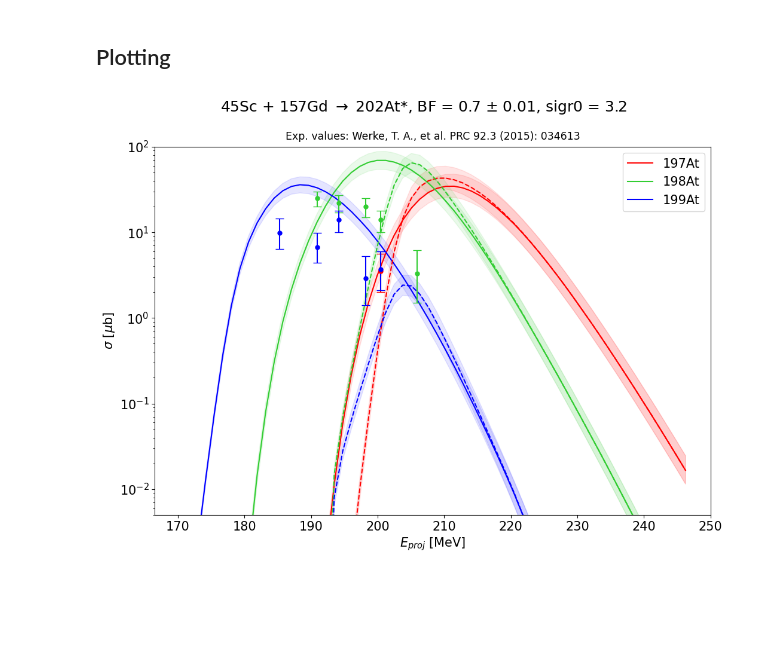
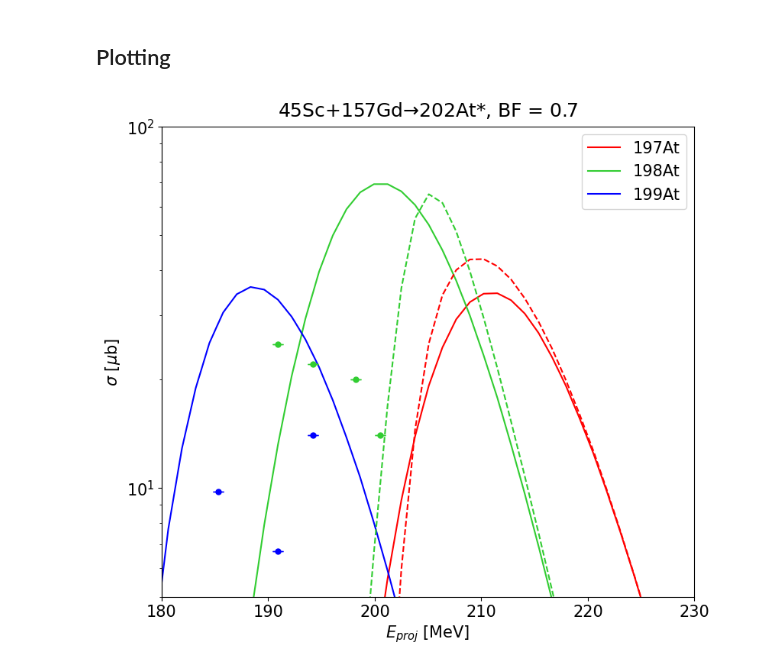
Before and after one commit to JozefMist/hivapJ, a Jupyter notebook: MyHivap/results/202at/202at_werke.ipynb, the cells around one changed output. Drawn from its saved outputs; the diff is of its cells as text; code cells hidden in the pictures; blank space fills up the shorter version.

```diff
--- a/MyHivap/results/202at/202at_werke.ipynb
+++ b/MyHivap/results/202at/202at_werke.ipynb
@@ -92,58 +92,60 @@ err_min = err_min * scale
 # %% [markdown]
 ## Plotting
 # %%
+plt.rcParams.update({'font.size': 15})
 colors = ['red', 'limegreen', 'blue', 'gold', 'black', 'turquoise', 'magenta', 'grey', 'olive', 'brown']
 sns.color_palette("dark")
 
 plot_from = 1
 plot_to = 3
 
-fig, ax = plt.subplots(figsize=(12,8))
+fig, ax = plt.subplots(figsize=(9,8))
 sns.lineplot(x='E_lab', y='CS', hue='isotope', data=dfm10[dfm10['isotope'].isin(list(df10.columns[plot_from+2:-plot_to]))], palette=colors)
 plt.semilogy()
-plt.ylim(5e-3, 1e2)
-# plt.xlim(100, 145)
-plt.suptitle(proj + ' + ' + trg + r' $\rightarrow$ ' + cn + '*, BF = ' + str(bf) + ' $\pm$ ' + str(bf_diff) + ', sigr0 = ' + str(sigr), va='top')
-plt.title('Exp. values: Werke, T. A., et al. PRC 92.3 (2015): 034613', va='bottom', fontsize='small')
+plt.ylim(5e-0, 1e2)
+plt.xlim(180, 230)
+# plt.suptitle(proj + ' + ' + trg + r' $\rightarrow$ ' + cn + '*, BF = ' + str(bf) + ' $\pm$ ' + str(bf_diff) + ', sigr0 = ' + str(sigr), va='top')
+# plt.title('Exp. values: Werke, T. A., et al. PRC 92.3 (2015): 034613', va='bottom', fontsize='small')
+plt.title(proj + '+' + trg + r'$\to$' + cn + '*' + ', BF = ' + str(bf), va='bottom')
+
 if scale == mb:
     plt.ylabel('$\sigma$ [mb]')
 elif scale == ub:
     plt.ylabel('$\sigma$ [$\mu$b]')
 elif scale == nb:
     plt.ylabel('$\sigma$ [nb]')
 plt.xlabel('$E_{proj}$ [MeV]')
 plt.legend(loc='upper right')
 
 sns.lineplot(x='E_lab', y='CS', hue='isotope', data=dfm0[dfm0['isotope'].isin(list(df10.columns[plot_from+2:-plot_to]))], linestyle='--', legend=None, palette=colors)
 
 # assymetric errors
 for i in range(len(exp)):
-    (_, caps, _) = plt.errorbar(e_lab, exp[i], yerr=[err_min[i], err_max[i]], marker='.', capsize=5, color=colors[i], ls='none', markersize=10)
+    (_, caps, _) = plt.errorbar(e_lab, exp[i], yerr=0, marker='.', capsize=5, color=colors[i], ls='none', markersize=10)
     for cap in caps:
         cap.set_markeredgewidth(1)
 
 # # symmetric errors
 # for i in range(len(exp)):
 #     (_, caps, _) = plt.errorbar(e_lab, exp[i], yerr=err[i], marker='.', capsize=5, color=colors[i], ls='none', markersize=10)
 #     for cap in caps:
 #         cap.set_markeredgewidth(1)
 
 # # no errors
 # for i in range(len(exp)):
 #     (_, caps, _) = plt.errorbar(e_lab, exp[i], yerr=0, marker='.', capsize=5, color=colors[i], ls='none', markersize=10)
 #     for cap in caps:
 #         cap.set_markeredgewidth(1)
 
-alpha_value = 0.1
-for i in range(plot_from+2, len(df10.columns)-plot_to):
-    plt.fill_between(df10.iloc[:, 0],  df10.iloc[:, i], bf_low_10.iloc[:, i], color=colors[i-plot_from-2], alpha = alpha_value)
-    plt.fill_between(df10.iloc[:, 0],  df10.iloc[:, i], bf_high_10.iloc[:, i], color=colors[i-plot_from-2], alpha = alpha_value)
-    plt.fill_between(df0.iloc[:, 0],  df0.iloc[:, i], bf_low_0.iloc[:, i], color=colors[i-plot_from-2], alpha = alpha_value)
-    plt.fill_between(df0.iloc[:, 0],  df0.iloc[:, i], bf_high_0.iloc[:, i], color=colors[i-plot_from-2], alpha = alpha_value)
+# alpha_value = 0.1
+# for i in range(plot_from+2, len(df10.columns)-plot_to):
+#     plt.fill_between(df10.iloc[:, 0],  df10.iloc[:, i], bf_low_10.iloc[:, i], color=colors[i-plot_from-2], alpha = alpha_value)
+#     plt.fill_between(df10.iloc[:, 0],  df10.iloc[:, i], bf_high_10.iloc[:, i], color=colors[i-plot_from-2], alpha = alpha_value)
+#     plt.fill_between(df0.iloc[:, 0],  df0.iloc[:, i], bf_low_0.iloc[:, i], color=colors[i-plot_from-2], alpha = alpha_value)
+#     plt.fill_between(df0.iloc[:, 0],  df0.iloc[:, i], bf_high_0.iloc[:, i], color=colors[i-plot_from-2], alpha = alpha_value)
 
-plt.rcParams.update({'font.size': 15})
 
-plt.savefig(proj + '_' + trg + '_' + cn + '_' + ch + '_IFUS10' + '_barfac' + str(bf) + '_sigr' + str(sigr) + '.png')
-plt.savefig(proj + '_' + trg + '_' + cn + '_' + ch + '_IFUS10' + '_barfac' + str(bf) + '_sigr' + str(sigr) + '.pdf')
+plt.savefig(proj + '_' + trg + '_' + cn + '_' + ch + '_barfac' + str(bf) + '_sigr' + str(sigr) + '.png', bbox_inches='tight')
+plt.savefig(proj + '_' + trg + '_' + cn + '_' + ch + '_barfac' + str(bf) + '_sigr' + str(sigr) + '.pdf', bbox_inches='tight')
 # %% [output]
-[figure, old version]
+[figure, new version]
```
Also changed, not shown: 23 other files.
